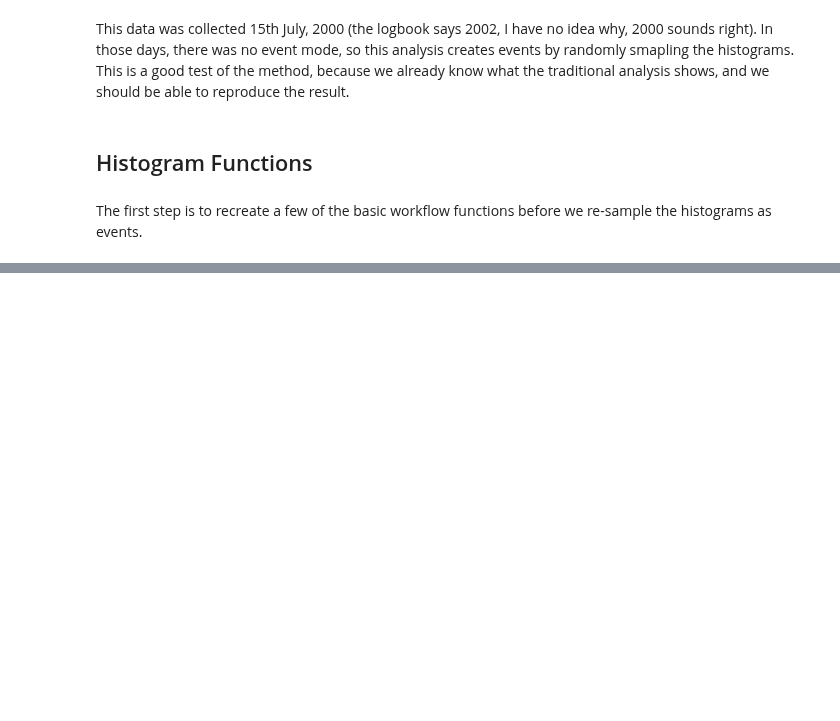
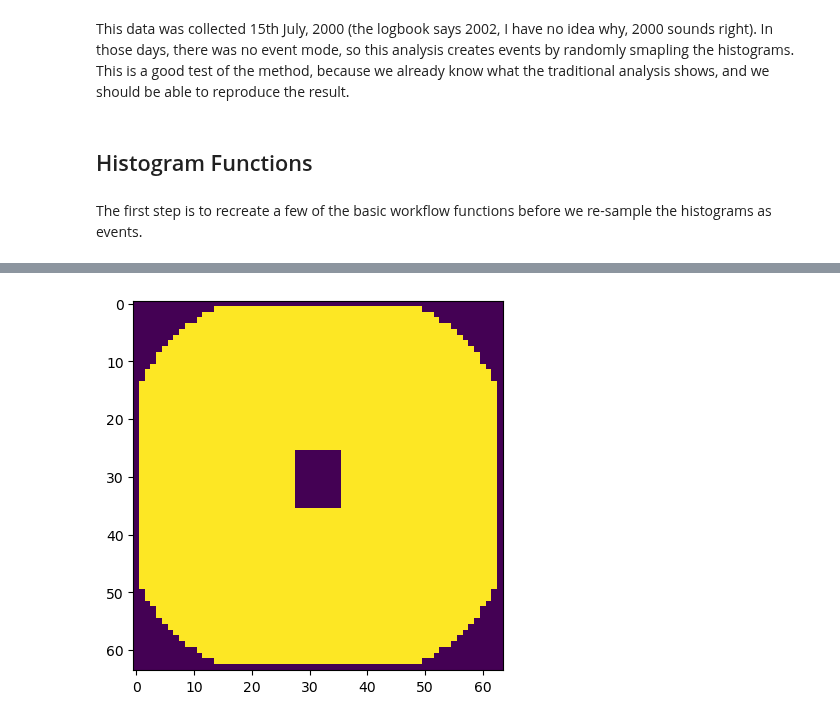
Before and after one commit to localoptimum/emtk, a Jupyter notebook: YMnFe2.ipynb, the cells around one changed output, grey strips where cells are left out. Cells and saved outputs as stored; diff of their text form; code cells hidden in the pictures; blank space fills up the shorter version.

```diff
--- a/YMnFe2.ipynb
+++ b/YMnFe2.ipynb
@@ -160 +387,5 @@ def find_centre(data):
+# %%
+detector_mask = make_mask(water)
+# %% [output]
+[figure, added]
 # %%
```
Also changed, not shown: parts of 8 cells of this notebook.
